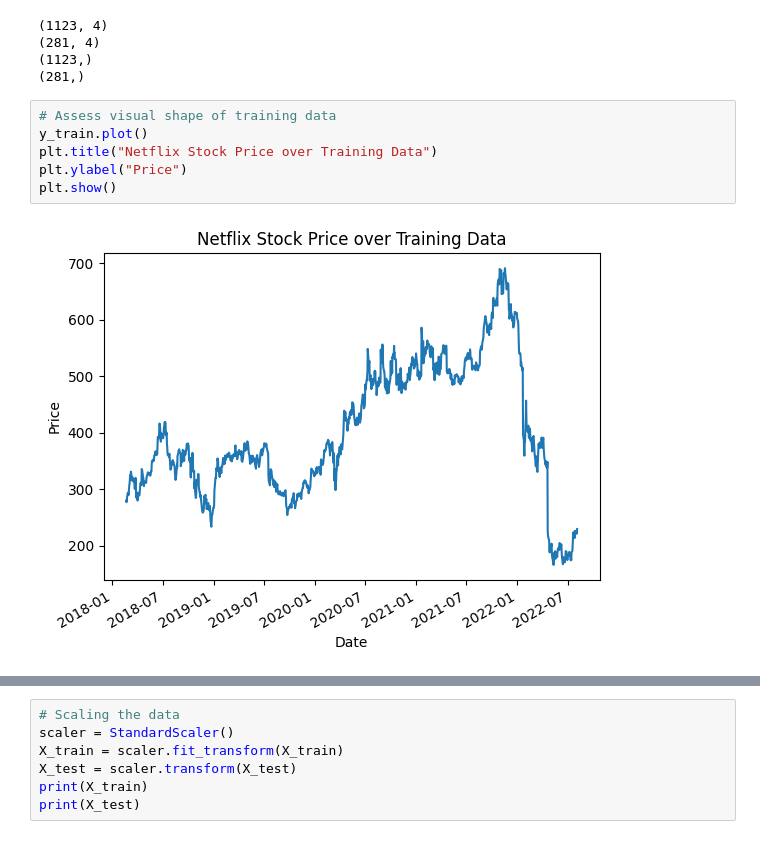
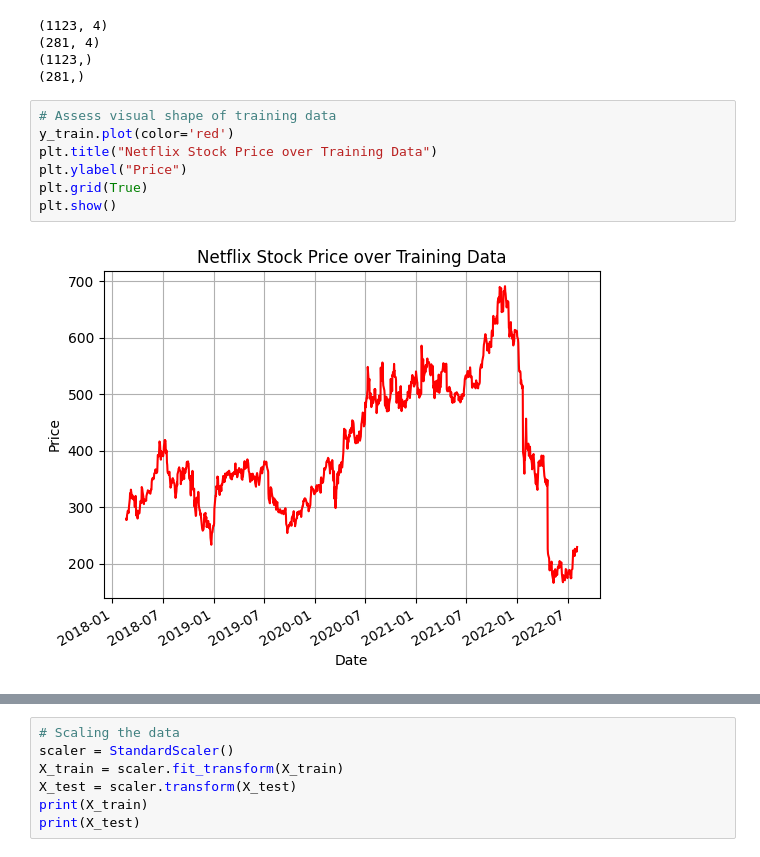
Before and after one commit to dadario10/Data_Modeling_Project, a Jupyter notebook: Netflix_models/netflix_nn_reg.ipynb, the cells around one changed output, grey strips where cells are left out. Cells and saved outputs as stored; diff of their text form.

```diff
--- a/Netflix_models/netflix_nn_reg.ipynb
+++ b/Netflix_models/netflix_nn_reg.ipynb
@@ -148,11 +148,12 @@ test_dates = X_test.index
 (281,)
 # %%
 # Assess visual shape of training data
-y_train.plot()
+y_train.plot(color='red')
 plt.title("Netflix Stock Price over Training Data")
 plt.ylabel("Price")
+plt.grid(True)
 plt.show()
 # %% [output]
-[figure, old version]
+[figure, new version]
 # %%
 # Assess visual shape of test data
```
Also changed, not shown: parts of 1 cell of this notebook, 4 other files.
